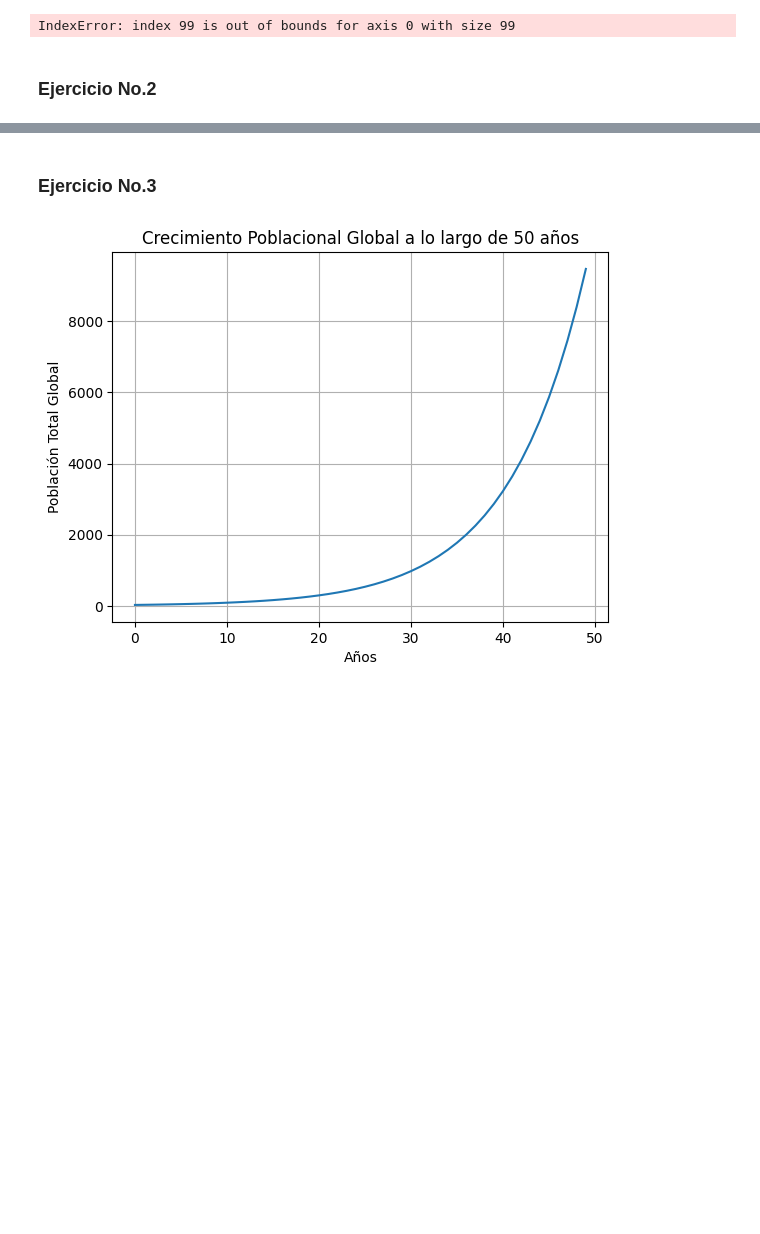
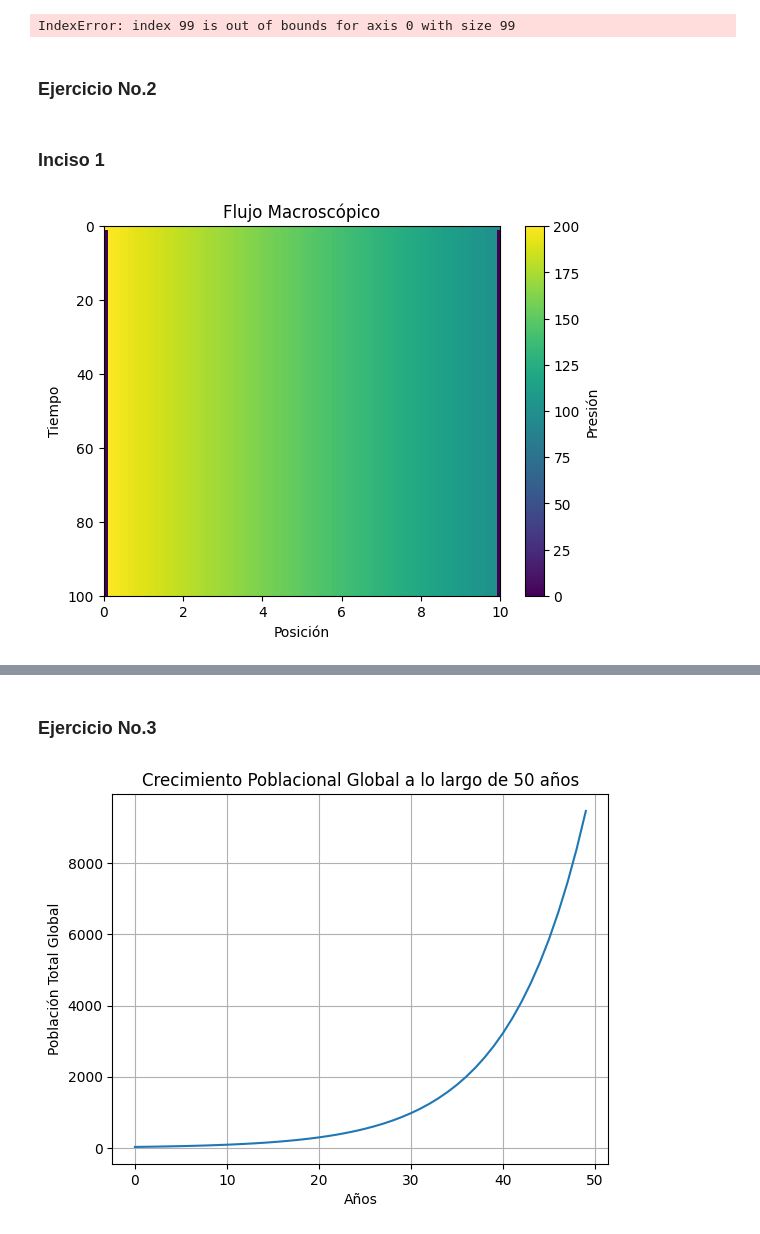
Before and after one commit to Paola-Contreras/Lab06-MS, a Jupyter notebook: lab6.ipynb, the cells around one changed output, grey strips where cells are left out. Cells and saved outputs as stored; diff of their text form; code cells hidden in the pictures; blank space fills up the shorter version.

Commit message:
inciso 3

```diff
--- a/lab6.ipynb
+++ b/lab6.ipynb
@@ -231,3 +231,5 @@ for i in range(len(tiempos)):
 plt.show()
 # %% [markdown]
 ### Ejercicio No.2
+# %% [markdown]
+### Inciso 1
@@ -233,0 +265,37 @@ plt.show()
+# %%
+import numpy as np
+import matplotlib.pyplot as plt
+
+# Parámetros generales del problema
+L = 10.0  # Longitud de la formación rocosa (m)
+A = 1.0  # Área de sección transversal (m^2)
+k = 1e-12  # Permeabilidad del medio (m^2)
+P_left = 200e5  # Presión en el extremo izquierdo (Pa)
+P_right = 100e5  # Presión en el extremo derecho (Pa)
+dx = 0.1  # Tamaño del paso espacial (m)
+dt = 1.0  # Tamaño del paso temporal (s)
+total_time = 100.0  # Tiempo total de simulación (s)
+
+# Crear una malla de posiciones
+x = np.linspace(0, L, int(L / dx) + 1)
+
+# Inicializar la matriz de presión con condiciones iniciales
+P = np.zeros((int(total_time / dt) + 1, len(x)))
+P[0, :] = P_left + (P_right - P_left) * x / L
+
+# Ejecutar la simulación del flujo de agua utilizando la Ley de Darcy
+for t in range(0, P.shape[0] - 1):
+    for i in range(1, len(x) - 1):
+        dP_dx = (P[t, i+1] - P[t, i-1]) / (2 * dx)
+        Q = -k * A * dP_dx
+        P[t + 1, i] = P[t, i] - (Q / A) * dt
+
+# Visualización de los resultados
+plt.imshow(P / 1e5, cmap='viridis', extent=[0, L, total_time, 0], aspect='auto')
+plt.colorbar(label='Presión')
+plt.xlabel('Posición')
+plt.ylabel('Tiempo')
+plt.title("Flujo Macroscópico")
+plt.show()
+# %% [output]
+[figure, added]
```
Also changed, not shown: parts of 6 cells of this notebook.
